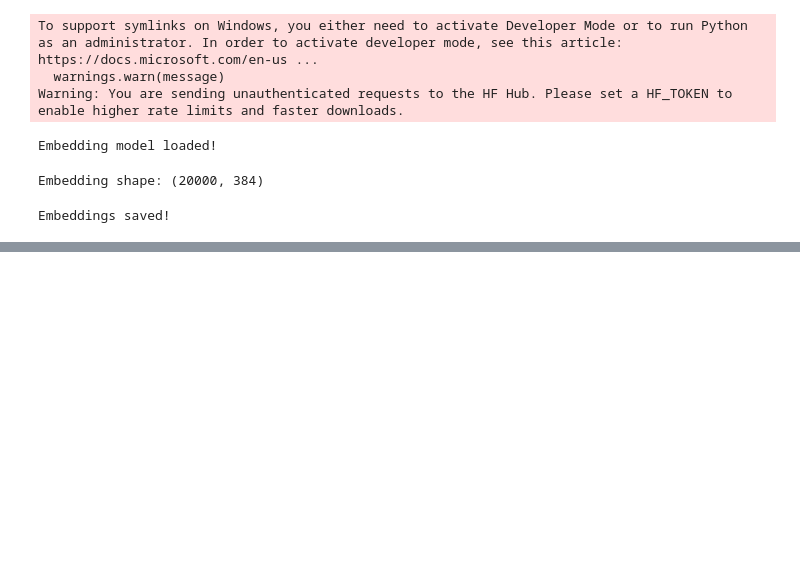
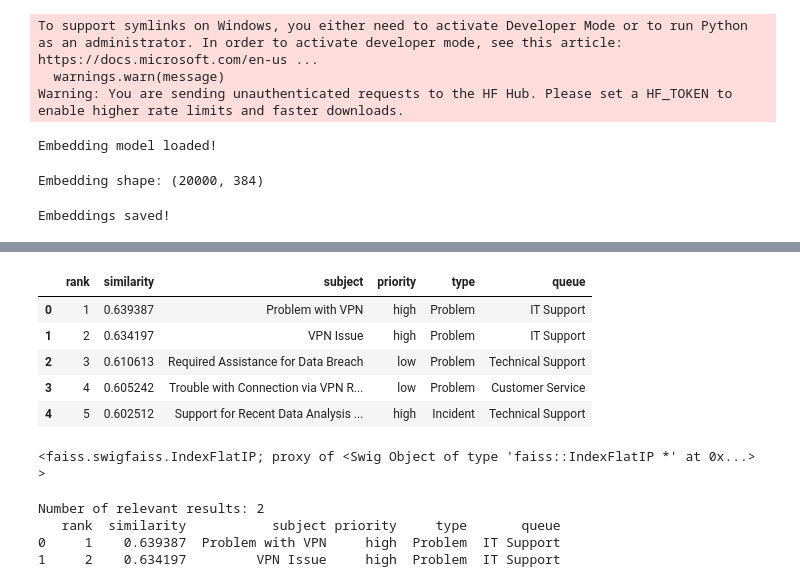
Before and after one commit to prashantmanisrivastava2004-sudo/AI-Enterprise-Workflow-Incident-Intelligence-Platform, a Jupyter notebook: notebooks/05_Similar_Incident_Retrieval.ipynb, the cells around one changed output, grey strips where cells are left out. Saved outputs shown, nothing was run; the diff lists cells and outputs as text; code cells hidden in the pictures; blank space fills up the shorter version.

```diff
--- a/notebooks/05_Similar_Incident_Retrieval.ipynb
+++ b/notebooks/05_Similar_Incident_Retrieval.ipynb
@@ -65,0 +118,6 @@ Embeddings saved!
+# %%
+from sentence_transformers import SentenceTransformer
+
+embedding_model = SentenceTransformer("all-MiniLM-L6-v2")
+
+print("Embedding model loaded!")
@@ -65,0 +239,20 @@ Embeddings saved!
+# %%
+import pandas as pd
+import numpy as np
+import faiss
+from sentence_transformers import SentenceTransformer
+
+df = pd.read_csv("../dataset/processed/cleaned_tickets.csv")
+
+df["subject"] = df["subject"].fillna("")
+df["body"] = df["body"].fillna("")
+df["ticket_text"] = df["subject"] + " " + df["body"]
+
+embedding_model = SentenceTransformer("all-MiniLM-L6-v2")
+
+index = faiss.read_index(
+    "../models/embeddings/ticket_index.faiss"
+)
+
+print("Dataset:", df.shape)
+print("FAISS vectors:", index.ntotal)
@@ -65,0 +297,46 @@ Embeddings saved!
+# %%
+new_ticket = """
+VPN connection stopped working after a recent Windows update.
+I cannot connect to the company VPN or access internal applications.
+"""
+
+results = retrieve_similar_tickets(
+    new_ticket,
+    top_k=5
+)
+
+results[[
+    "rank",
+    "similarity",
+    "subject",
+    "priority",
+    "type",
+    "queue"
+]]
+# %% [output]
+|  | rank | similarity | subject | priority | type | queue |
+| 0 | 1 | 0.639387 | Problem with VPN | high | Problem | IT Support |
+| 1 | 2 | 0.634197 | VPN Issue | high | Problem | IT Support |
+| 2 | 3 | 0.610613 | Required Assistance for Data Breach | low | Problem | Technical Support |
+| 3 | 4 | 0.605242 | Trouble with Connection via VPN R... | low | Problem | Customer Service |
+| 4 | 5 | 0.602512 | Support for Recent Data Analysis ... | high | Incident | Technical Support |
+# %%
+faiss.IndexFlatIP()
+# %% [output]
+<faiss.swigfaiss.IndexFlatIP; proxy of <Swig Object of type 'faiss::IndexFlatIP *' at 0x...> >
+# %%
+# Keep the top 2 most relevant historical tickets
+relevant_results = results.head(2).copy()
+
+print("Number of relevant results:", len(relevant_results))
+
+print(
+    relevant_results[
+        ["rank", "similarity", "subject", "priority", "type", "queue"]
+    ]
+)
+# %% [output]
+Number of relevant results: 2
+   rank  similarity           subject priority     type       queue
+0     1    0.639387  Problem with VPN     high  Problem  IT Support
+1     2    0.634197         VPN Issue     high  Problem  IT Support
```
Also changed, not shown: parts of 33 cells of this notebook, 1 other file.
